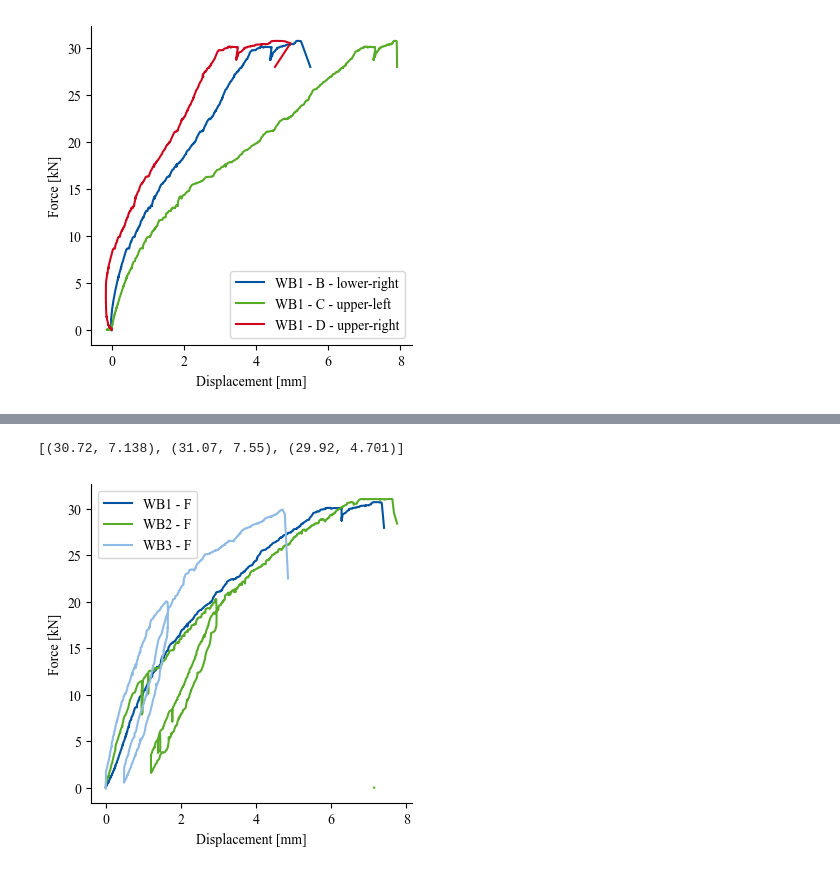
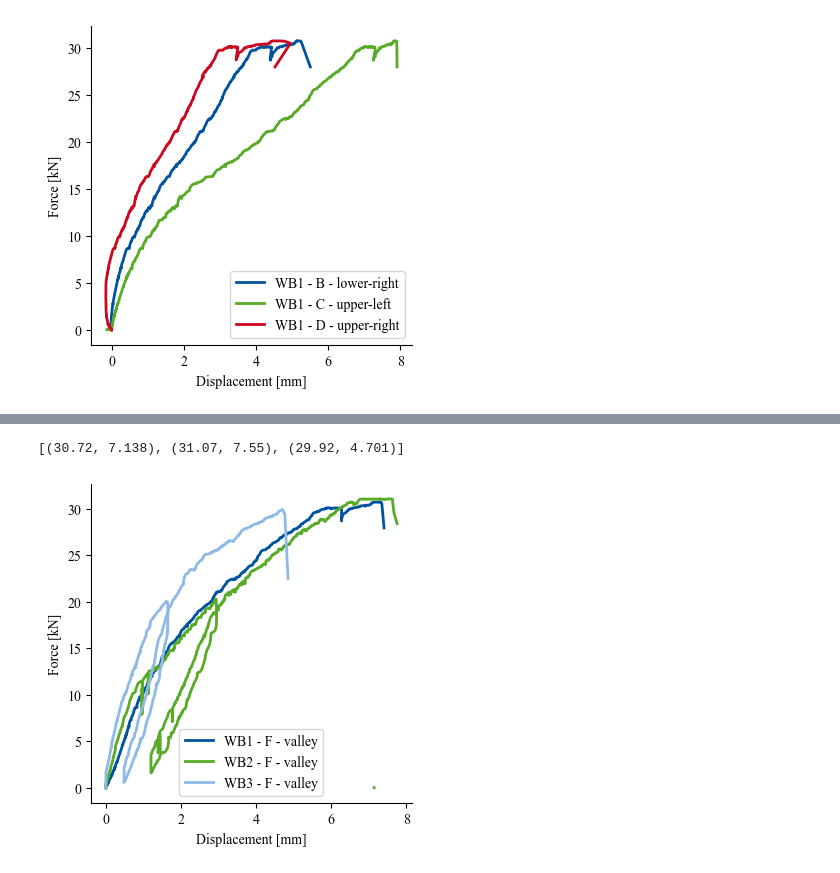
Before and after one commit to bmcs-group/bmcs_shell, a Jupyter notebook: notebooks/folding/experiments/FOLD-S-24/00_post_processing.ipynb, the cells around one changed output, grey strips where cells are left out. Cells and saved outputs as stored; diff of their text form; code cells hidden in the pictures.

```diff
--- a/notebooks/folding/experiments/FOLD-S-24/00_post_processing.ipynb
+++ b/notebooks/folding/experiments/FOLD-S-24/00_post_processing.ipynb
@@ -78,7 +78,7 @@ def plot_multiple_curves(x_list, y_list, color_indices, plot_title, label_list):
 
     # Plot each curve in the list
     for i in range(len(x_list)):
-        plt.plot(x_list[i], y_list[i], label=label_list[i], color=colors[color_indices[i]], linewidth=1.5)
+        plt.plot(x_list[i], y_list[i], label=label_list[i], color=colors[color_indices[i]], linewidth=2)
 
     # Adding labels and legend
     #plt.title(plot_title)
@@ -243,31 +236,31 @@ get_max_values(x_list, y_list)
 # %%
 '''
 Horizontal displacement of the trapezoid in span direction
 '''
 index = 4500
 x1 = df_wb1['Mitte_h_90_Grad [mm]'][:index]
 y1 = df_wb1['KMD1 [kN]'][:index]
 
 x3 = df_wb3['Mitte_h_90_Grad [mm]'][:index]  # Second set of data (example)
 y3 = df_wb3['KMD1 [kN]'][:index]  # Second set of data (example)
 
 x4 = df_wb4['Mitte_h_90_Grad [mm]'][:index]  # Second set of data (example)
 y4 = df_wb4['KMD1 [kN]'][:index]  # Second set of data (example)
 
 # Define the x and y datasets and the corresponding color indices
 x_list = [x1, x3, x4]
 y_list = [y1, y3, y4]
 color_indices = [0, 5, 2]  # Color indices for each curve
 
-label_list = ['WB1 - F', 'WB2 - F', 'WB3 - F']
+label_list = ['WB1 - F - valley', 'WB2 - F - valley', 'WB3 - F - valley']
 # Call the plotting function
 fig = plot_multiple_curves(x_list, y_list, color_indices, plot_title='Horizontal displacement of the trapezoids (opening-closing) in span direction', label_list=label_list)
 
 max_displacement_horizontal = get_max_values(x_list, y_list)
 max_displacement_horizontal
 # %% [output]
 [(30.72, 7.138), (31.07, 7.55), (29.92, 4.701)]
-[figure, old version]
+[figure, new version]
 # %%
 '''
 Horizontal displacement of the ears in span direction - WB301 - WB1
```
Also changed, not shown: parts of 16 cells of this notebook, 57 other files.
